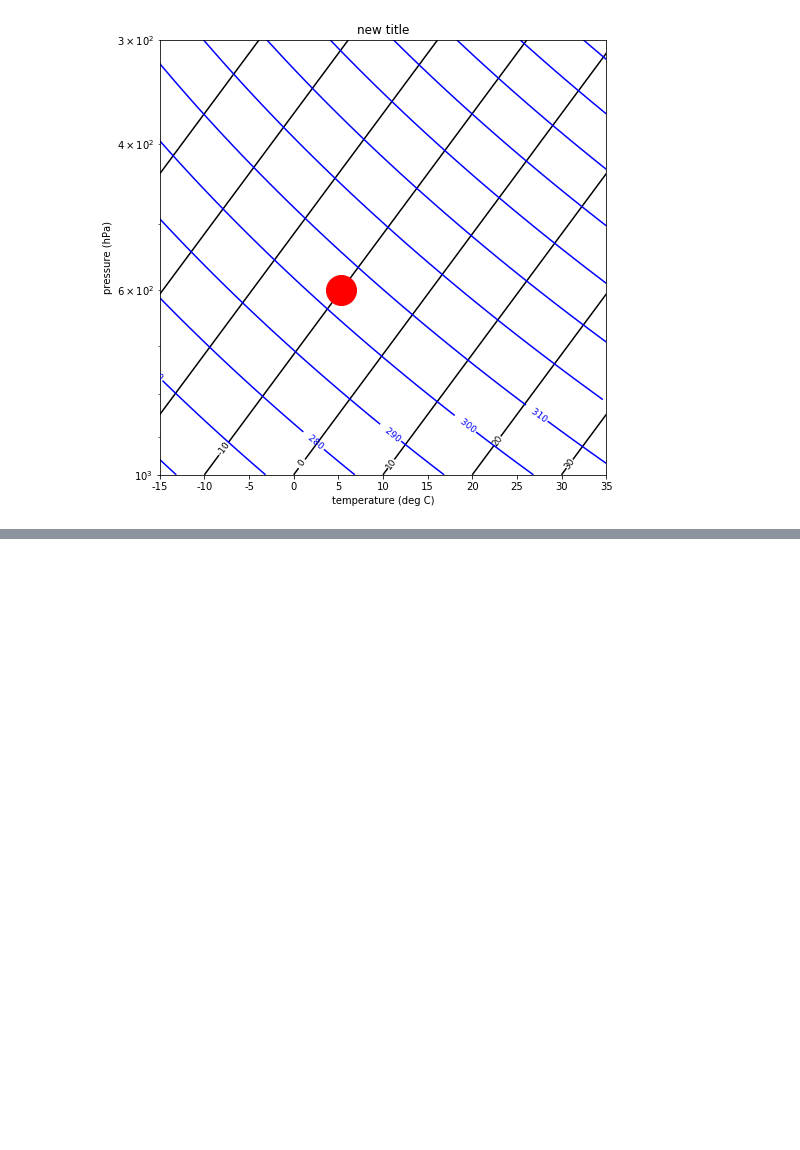
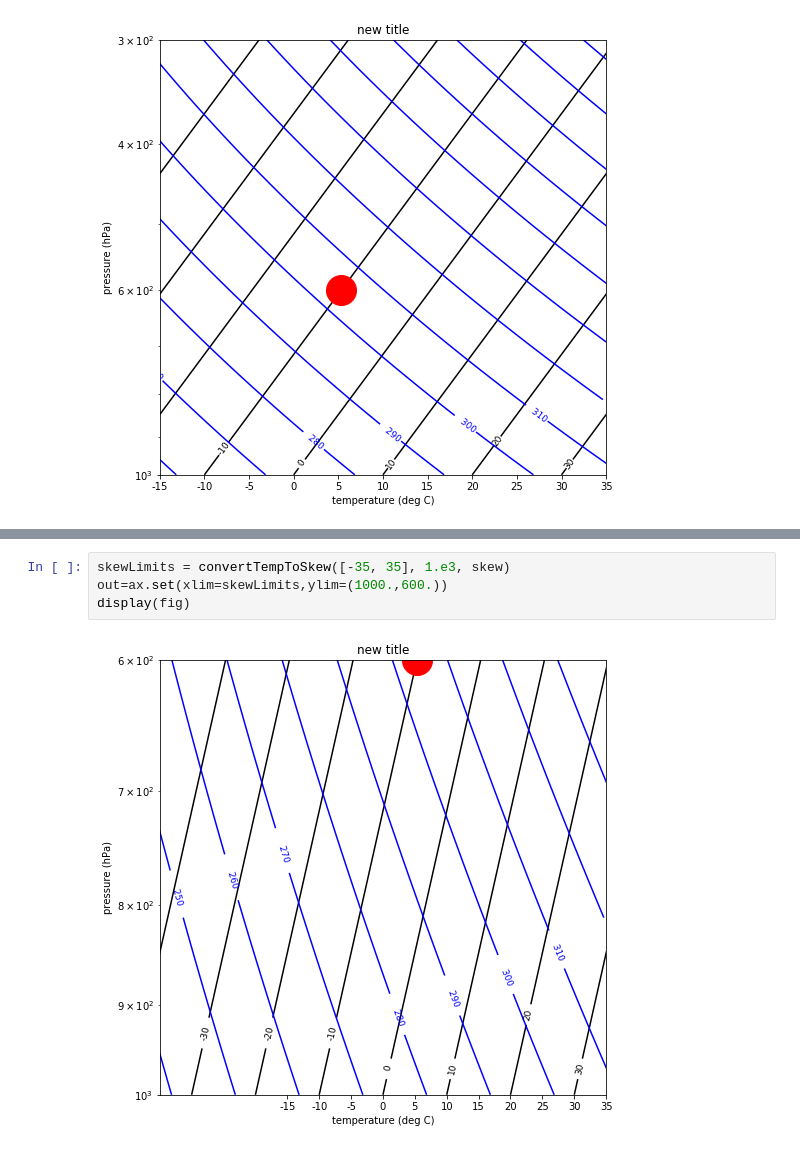
Before and after one commit to AndrewLoeppky/atsc405_2018, a Jupyter notebook: notebooks/skew_coords.ipynb, the cells around one changed output, grey strips where cells are left out. Cells and saved outputs as stored; diff of their text form; blank space fills up the shorter version.

Commit message:
change limits

```diff
--- a/notebooks/skew_coords.ipynb
+++ b/notebooks/skew_coords.ipynb
@@ -176,0 +182,6 @@ display(fig)
+# %%
+skewLimits = convertTempToSkew([-35, 35], 1.e3, skew)
+out=ax.set(xlim=skewLimits,ylim=(1000.,600.))
+display(fig)
+# %% [output]
+[figure, added]
```
Also changed, not shown: parts of 2 cells of this notebook.
